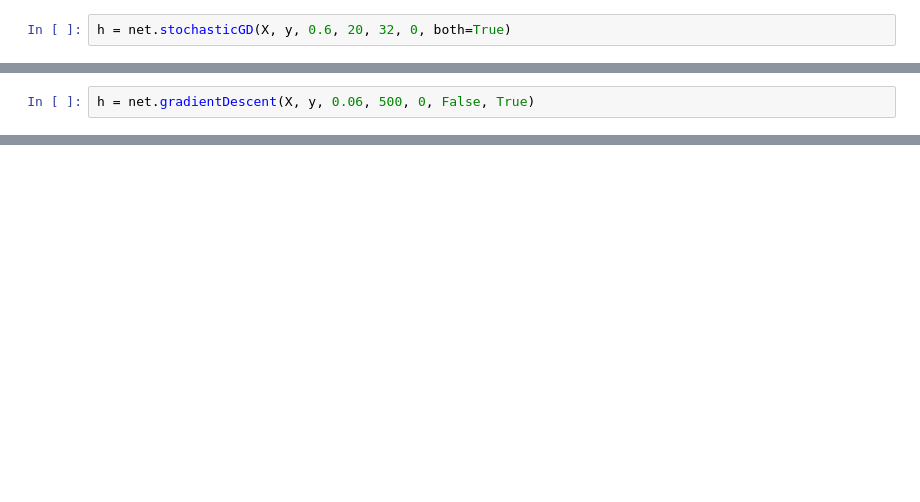
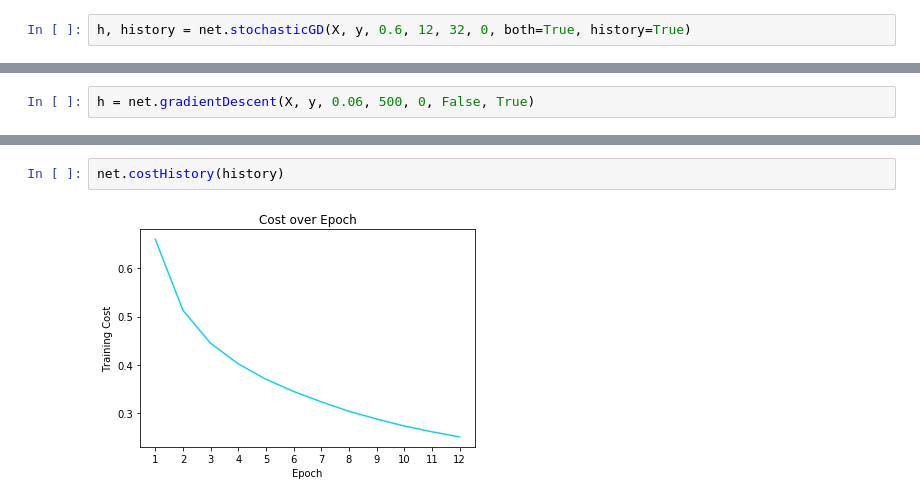
Before and after one commit to jwCheng28/Neural-Network-From-Scratch, a Jupyter notebook: testing.ipynb, the cells around one changed output, grey strips where cells are left out. Saved outputs shown, nothing was run; the diff lists cells and outputs as text; blank space fills up the shorter version.

```diff
--- a/testing.ipynb
+++ b/testing.ipynb
@@ -13,5 +13,5 @@ net = network.Network([784, 100, 10])
 #y = y[:1000]
 y = np.eye(10)[y.copy()]
 # %%
-h = net.stochasticGD(X, y, 0.6, 20, 32, 0, both=True)
+h, history = net.stochasticGD(X, y, 0.6, 12, 32, 0, both=True, history=True)
 # %% [output]
@@ -44,0 +37,4 @@ Prediction: 4
+# %%
+net.costHistory(history)
+# %% [output]
+[figure, added]
```
Also changed, not shown: parts of 2 cells of this notebook.
